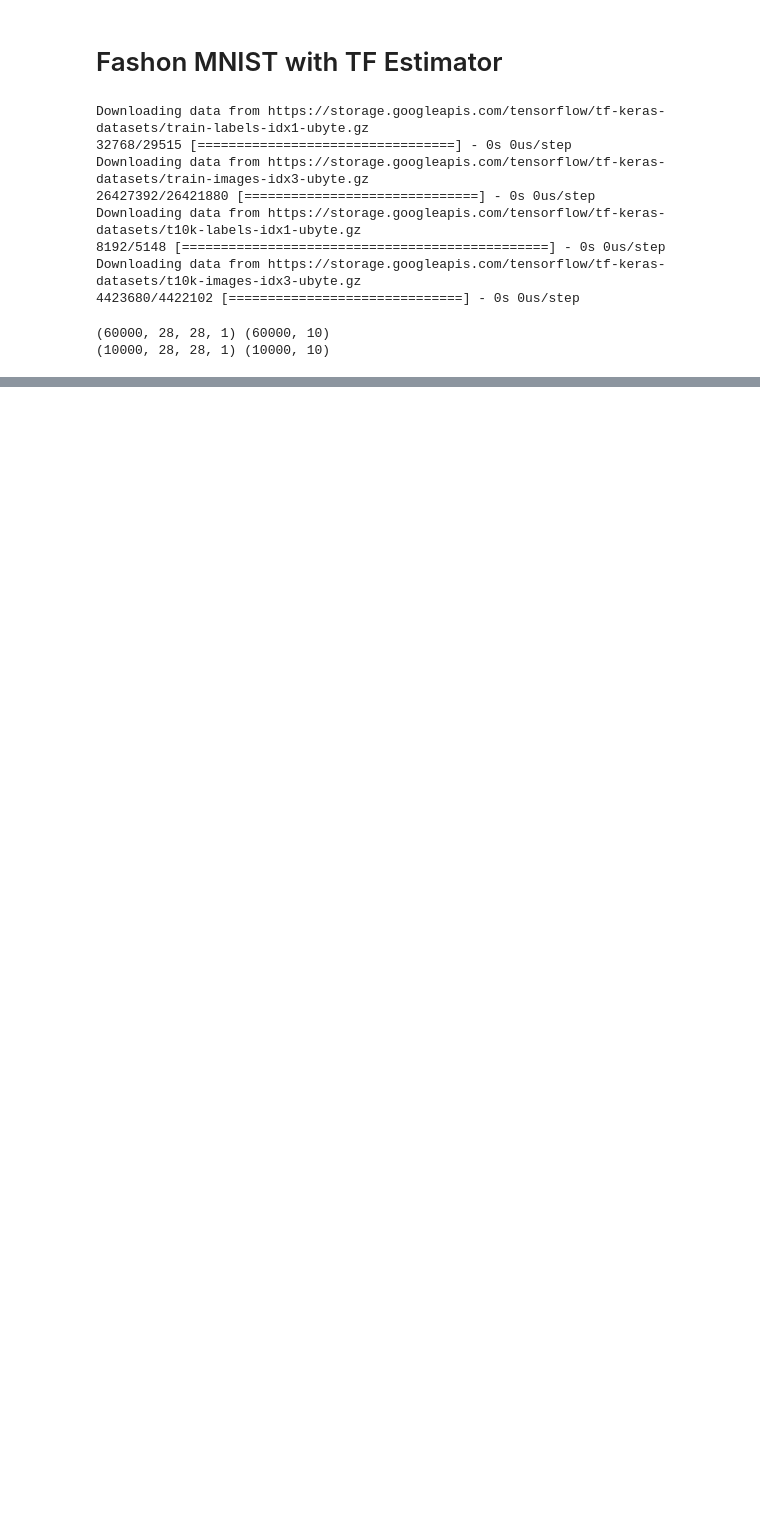
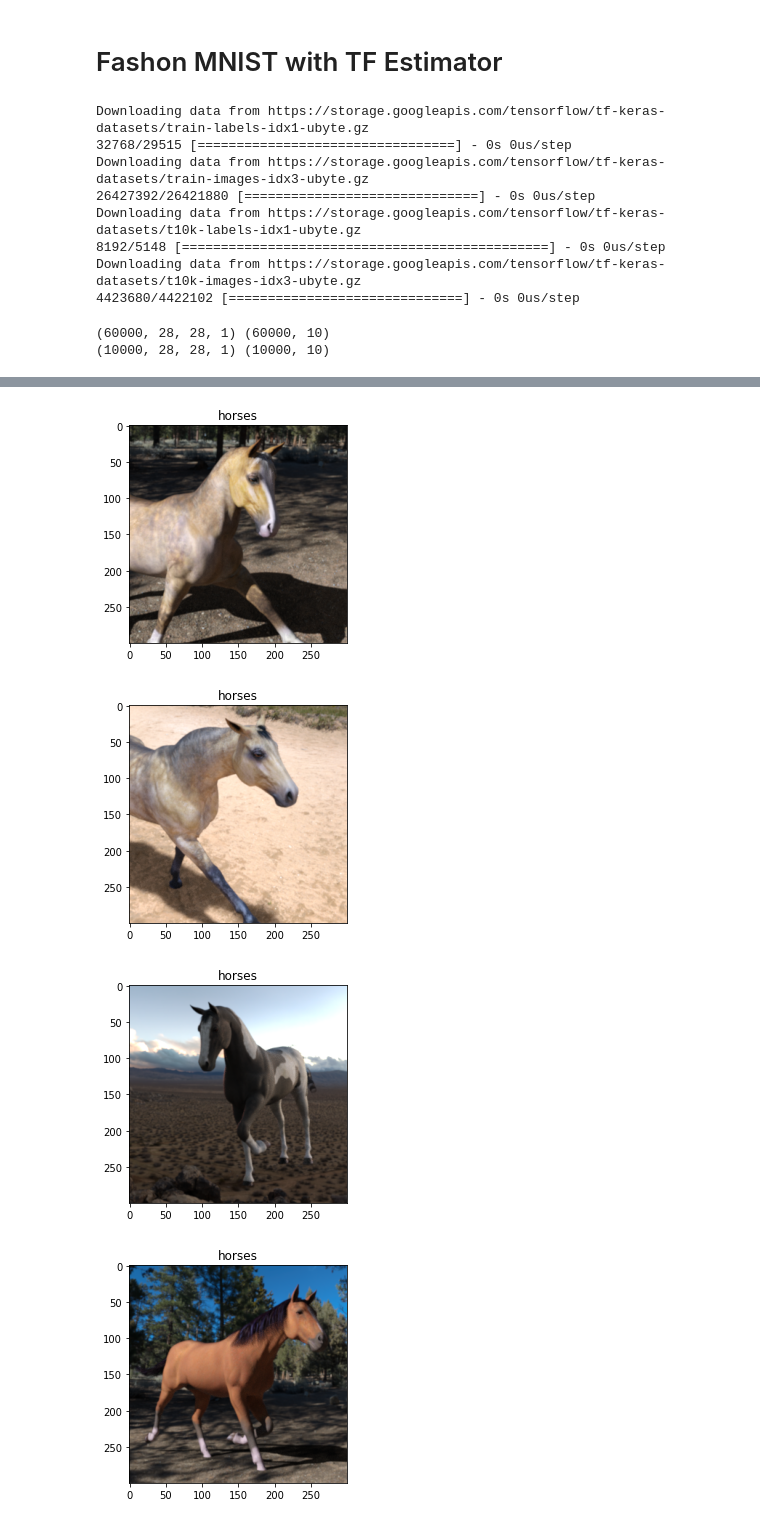
Before and after one commit to mohameddhameem/TensorflowCertification, a Jupyter notebook: Advanced_CNN.ipynb, the cells around one changed output, grey strips where cells are left out. Drawn from its saved outputs; the diff is of its cells as text; code cells hidden in the pictures; blank space fills up the shorter version.

```diff
--- a/Advanced_CNN.ipynb
+++ b/Advanced_CNN.ipynb
@@ -149,0 +250,13 @@ INFO:tensorflow:Saving 'checkpoint_path' summary for global step 5860: /tmp/tmp8
+# %%
+import os
+import time
+import tensorflow as tf
+import numpy as np
+import tensorflow_datasets as tfds
+import matplotlib.pyplot as plt
+SPLIT_WEIGHTS = (8, 1, 1)
+#tfds.Split.TRAIN.split()
+splits = tfds.Split.TRAIN.subsplit(weighted=SPLIT_WEIGHTS)
+(raw_train, raw_validation, raw_test), metadata = tfds.load(
+    'horses_or_humans', split=list(splits),
+    with_info=True, as_supervised=True)
@@ -149,0 +265,7 @@ INFO:tensorflow:Saving 'checkpoint_path' summary for global step 5860: /tmp/tmp8
+# %%
+# workaround for above error
+(raw_train, raw_validation, raw_test), metadata = tfds.load(
+    'horses_or_humans', split=[
+                               "train[:80%]","train[80%:90%]","train[90%:]"
+    ],
+    with_info=True, as_supervised=True)
@@ -149,0 +281,13 @@ INFO:tensorflow:Saving 'checkpoint_path' summary for global step 5860: /tmp/tmp8
+# %%
+get_label_name = metadata.features['label'].int2str
+def show_images(dataset):
+  for image, label in dataset.take(10):
+    plt.figure()
+    plt.imshow(image)
+    plt.title(get_label_name(label))
+show_images(raw_train)
+# %% [output]
+[figure, added]
+[figure, added]
+[figure, added]
+[figure, added]
```
Also changed, not shown: parts of 27 cells of this notebook.
